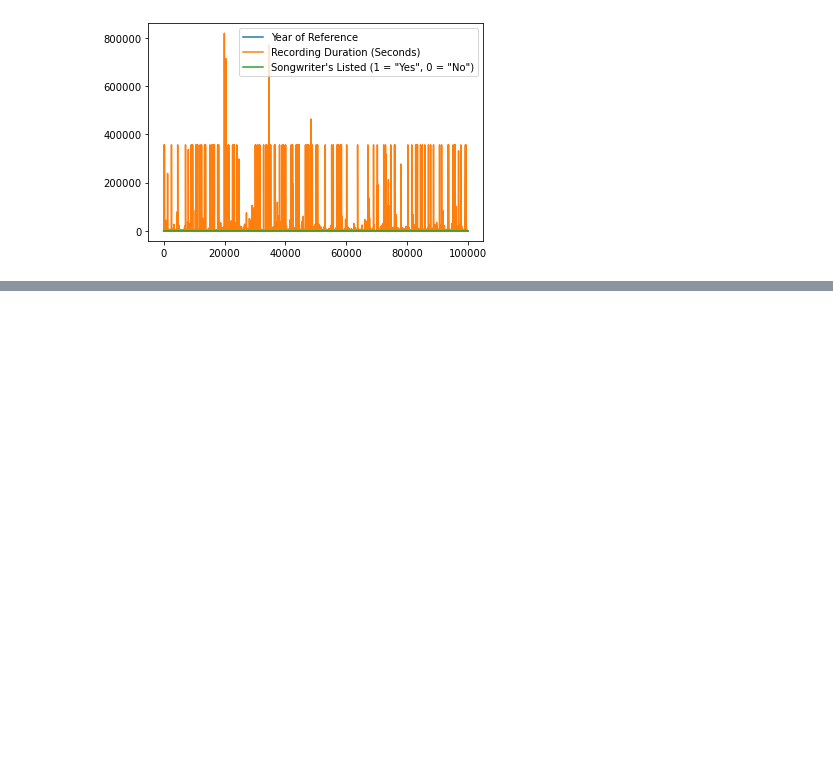
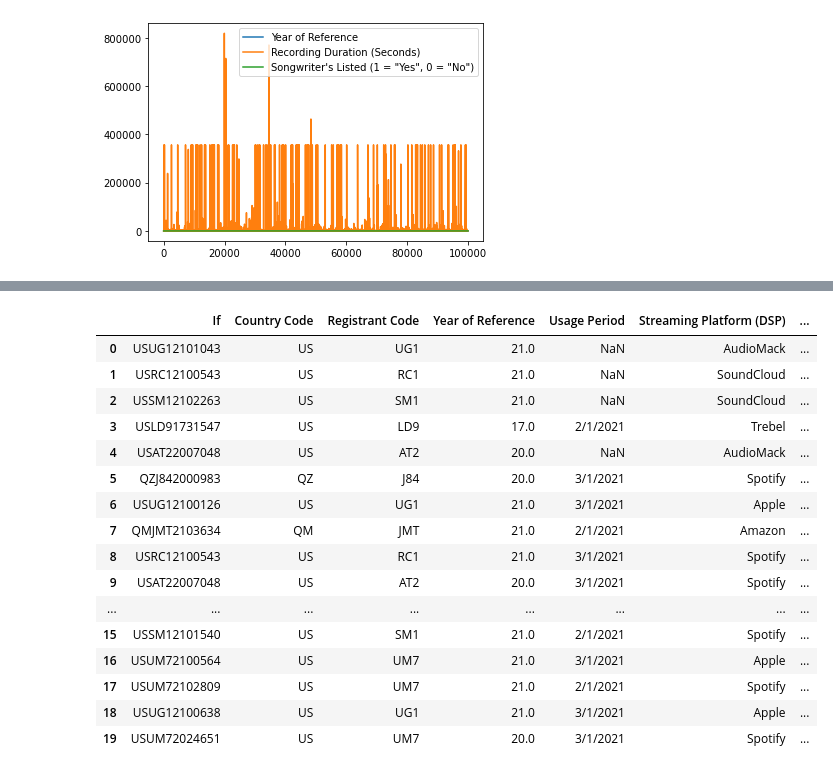
Before and after one commit to NSS-Data-Analytics-Cohort-6/mlc-project-pythons-on-a-plane, a Jupyter notebook: notebook/practice for MLC.ipynb, the cells around one changed output, grey strips where cells are left out. Drawn from its saved outputs; the diff is of its cells as text; code cells hidden in the pictures; blank space fills up the shorter version.

```diff
--- a/notebook/practice for MLC.ipynb
+++ b/notebook/practice for MLC.ipynb
@@ -131,0 +171,21 @@ TypeError: can only concatenate str (not "float") to str
+# %%
+mlc_df.dropna(subset=['Recording Title', 'Streaming Platform (DSP)', 'Usage Period'])
+mlc_df.head(20)
+# %% [output]
+|  | If | Country Code | Registrant Code | Year of Reference | Usage Period | Streaming Platform (DSP) | ... |
+| 0 | USUG12101043 | US | UG1 | 21.0 | NaN | AudioMack | ... |
+| 1 | USRC12100543 | US | RC1 | 21.0 | NaN | SoundCloud | ... |
+| 2 | USSM12102263 | US | SM1 | 21.0 | NaN | SoundCloud | ... |
+| 3 | USLD91731547 | US | LD9 | 17.0 | 2/1/2021 | Trebel | ... |
+| 4 | USAT22007048 | US | AT2 | 20.0 | NaN | AudioMack | ... |
+| 5 | QZJ842000983 | QZ | J84 | 20.0 | 3/1/2021 | Spotify | ... |
+| 6 | USUG12100126 | US | UG1 | 21.0 | 3/1/2021 | Apple | ... |
+| 7 | QMJMT2103634 | QM | JMT | 21.0 | 2/1/2021 | Amazon | ... |
+| 8 | USRC12100543 | US | RC1 | 21.0 | 3/1/2021 | Spotify | ... |
+| 9 | USAT22007048 | US | AT2 | 20.0 | 3/1/2021 | Spotify | ... |
+| ... | ... | ... | ... | ... | ... | ... | ... |
+| 15 | USSM12101540 | US | SM1 | 21.0 | 2/1/2021 | Spotify | ... |
+| 16 | USUM72100564 | US | UM7 | 21.0 | 3/1/2021 | Apple | ... |
+| 17 | USUM72102809 | US | UM7 | 21.0 | 2/1/2021 | Spotify | ... |
+| 18 | USUG12100638 | US | UG1 | 21.0 | 3/1/2021 | Apple | ... |
+| 19 | USUM72024651 | US | UM7 | 20.0 | 3/1/2021 | Spotify | ... |
```
Also changed, not shown: parts of 8 cells of this notebook, 2 other files.
